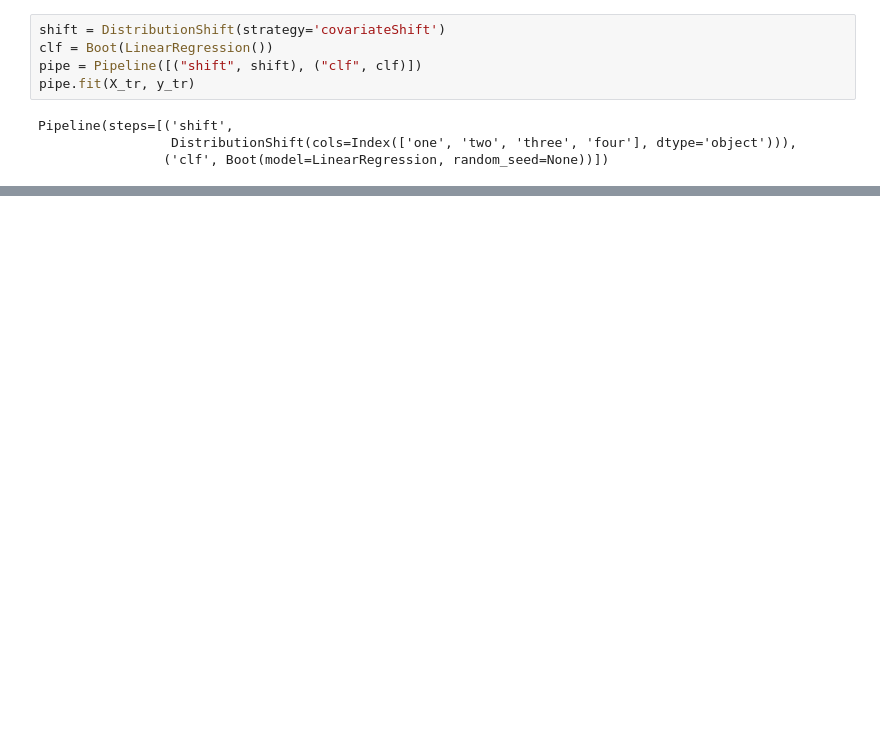
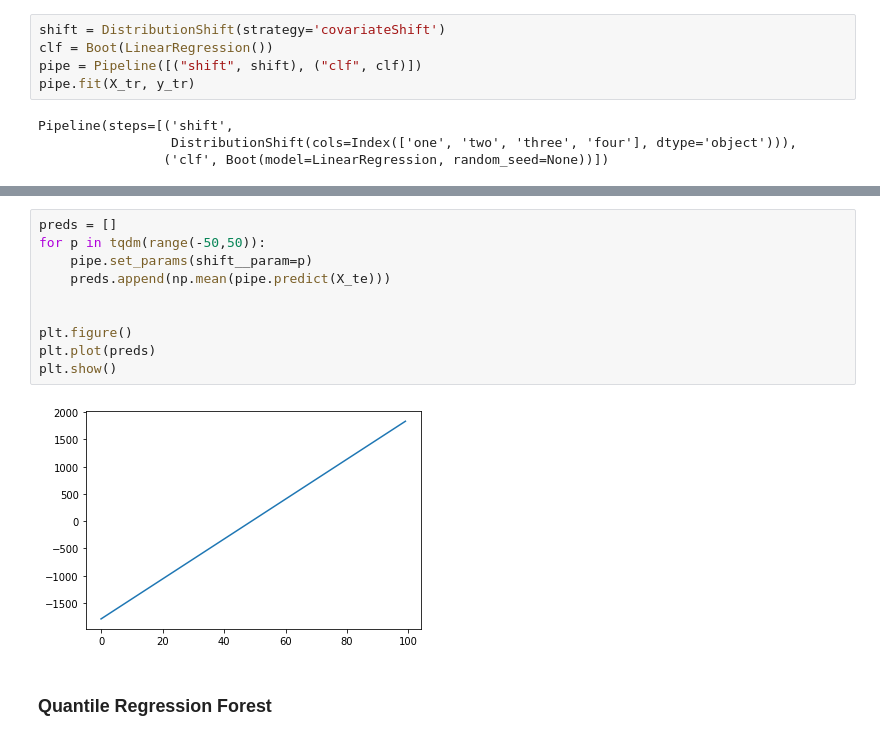
Before and after one commit to cmougan/MonitoringUncertainty, a Jupyter notebook: Doubt.ipynb, the cells around one changed output, grey strips where cells are left out. Cells and saved outputs as stored; diff of their text form; blank space fills up the shorter version.

```diff
--- a/Doubt.ipynb
+++ b/Doubt.ipynb
@@ -38,0 +131,14 @@ plt.show()
+# %%
+preds = []
+for p in tqdm(range(-50,50)):
+    pipe.set_params(shift__param=p)
+    preds.append(np.mean(pipe.predict(X_te)))
+
+
+plt.figure()
+plt.plot(preds)
+plt.show()
+# %% [output]
+[figure, added]
+# %% [markdown]
+### Quantile Regression Forest
```
Also changed, not shown: parts of 22 cells of this notebook.
